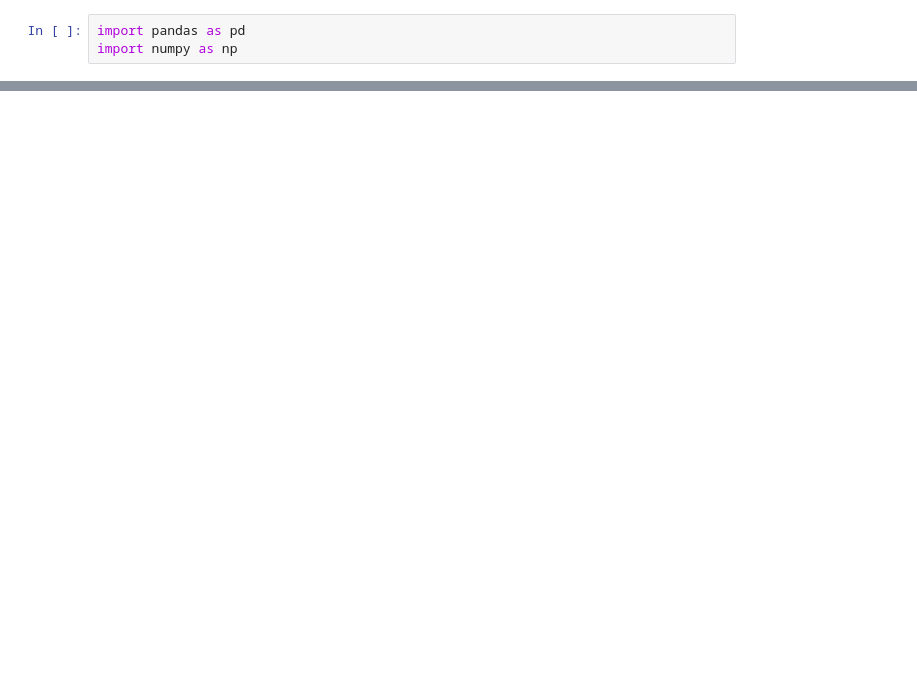
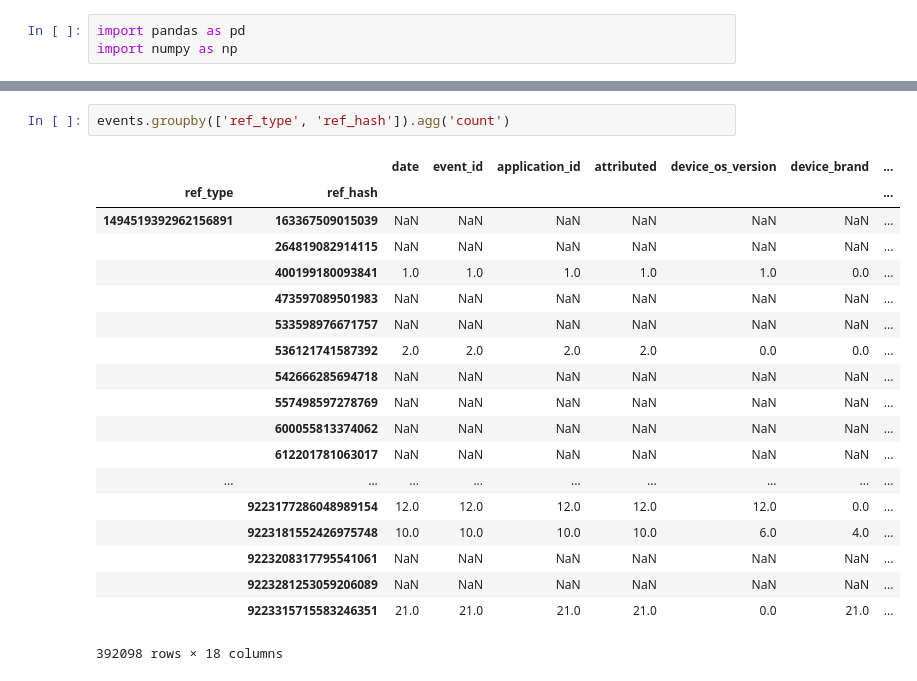
Before and after one commit to Elianagam/orgaDatosTp1, a Jupyter notebook: prueba_events.ipynb, the cells around one changed output, grey strips where cells are left out. Cells and saved outputs as stored; diff of their text form; blank space fills up the shorter version.

```diff
--- a/prueba_events.ipynb
+++ b/prueba_events.ipynb
@@ -211,0 +141,22 @@ Name: ip_address, dtype: float64
+# %%
+events.groupby(['ref_type', 'ref_hash']).agg('count')
+# %% [output]
+|  |  | date | event_id | application_id | attributed | device_os_version | device_brand | ... |
+| ref_type | ref_hash |  |  |  |  |  |  | ... |
+| 1494519392962156891 | 163367509015039 | NaN | NaN | NaN | NaN | NaN | NaN | ... |
+|  | 264819082914115 | NaN | NaN | NaN | NaN | NaN | NaN | ... |
+|  | 400199180093841 | 1.0 | 1.0 | 1.0 | 1.0 | 1.0 | 0.0 | ... |
+|  | 473597089501983 | NaN | NaN | NaN | NaN | NaN | NaN | ... |
+|  | 533598976671757 | NaN | NaN | NaN | NaN | NaN | NaN | ... |
+|  | 536121741587392 | 2.0 | 2.0 | 2.0 | 2.0 | 0.0 | 0.0 | ... |
+|  | 542666285694718 | NaN | NaN | NaN | NaN | NaN | NaN | ... |
+|  | 557498597278769 | NaN | NaN | NaN | NaN | NaN | NaN | ... |
+|  | 600055813374062 | NaN | NaN | NaN | NaN | NaN | NaN | ... |
+|  | 612201781063017 | NaN | NaN | NaN | NaN | NaN | NaN | ... |
+| ... | ... | ... | ... | ... | ... | ... | ... | ... |
+|  | 9223177286048989154 | 12.0 | 12.0 | 12.0 | 12.0 | 12.0 | 0.0 | ... |
+|  | 9223181552426975748 | 10.0 | 10.0 | 10.0 | 10.0 | 6.0 | 4.0 | ... |
+|  | 9223208317795541061 | NaN | NaN | NaN | NaN | NaN | NaN | ... |
+|  | 9223281253059206089 | NaN | NaN | NaN | NaN | NaN | NaN | ... |
+|  | 9223315715583246351 | 21.0 | 21.0 | 21.0 | 21.0 | 0.0 | 21.0 | ... |
+392098 rows × 18 columns
```
Also changed, not shown: parts of 53 cells of this notebook.
